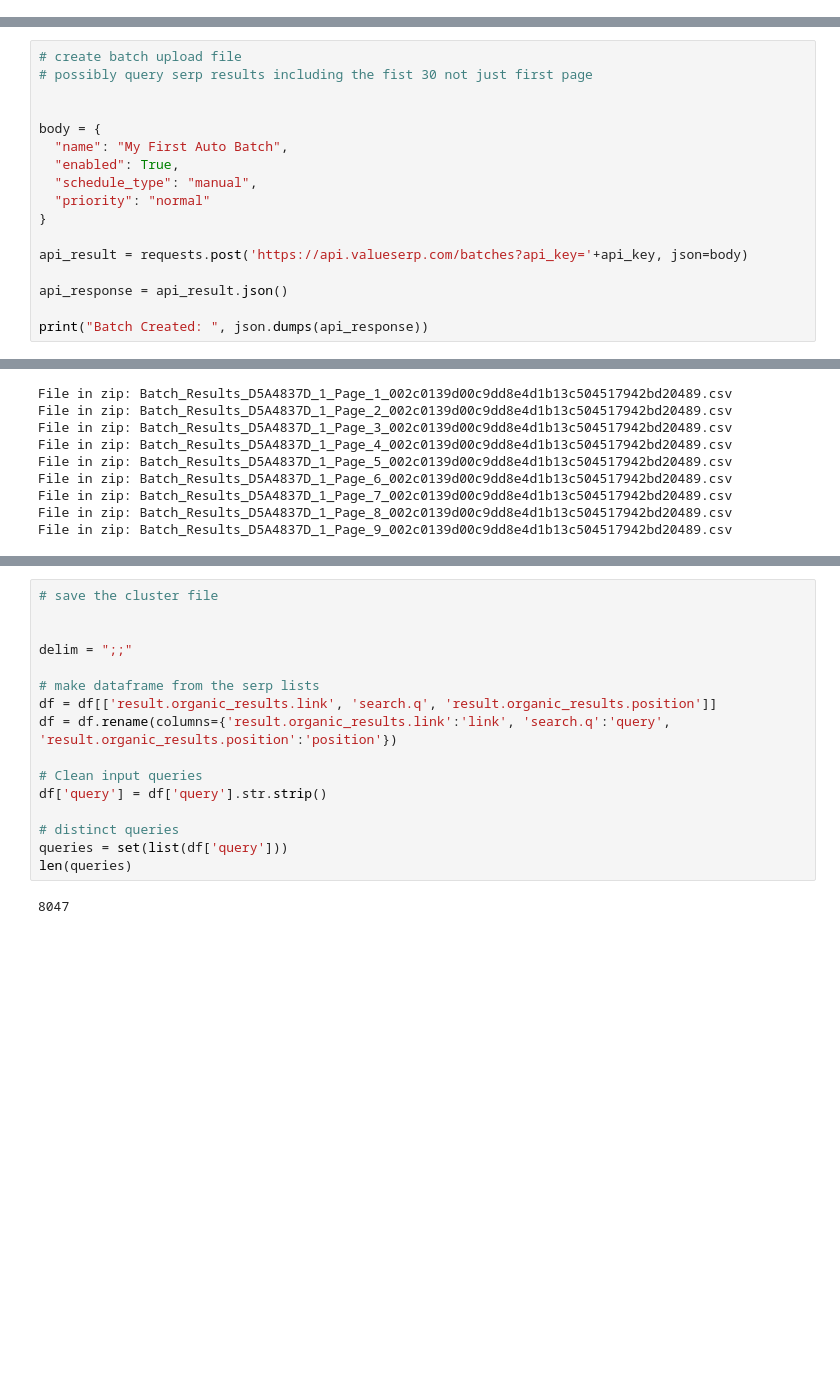
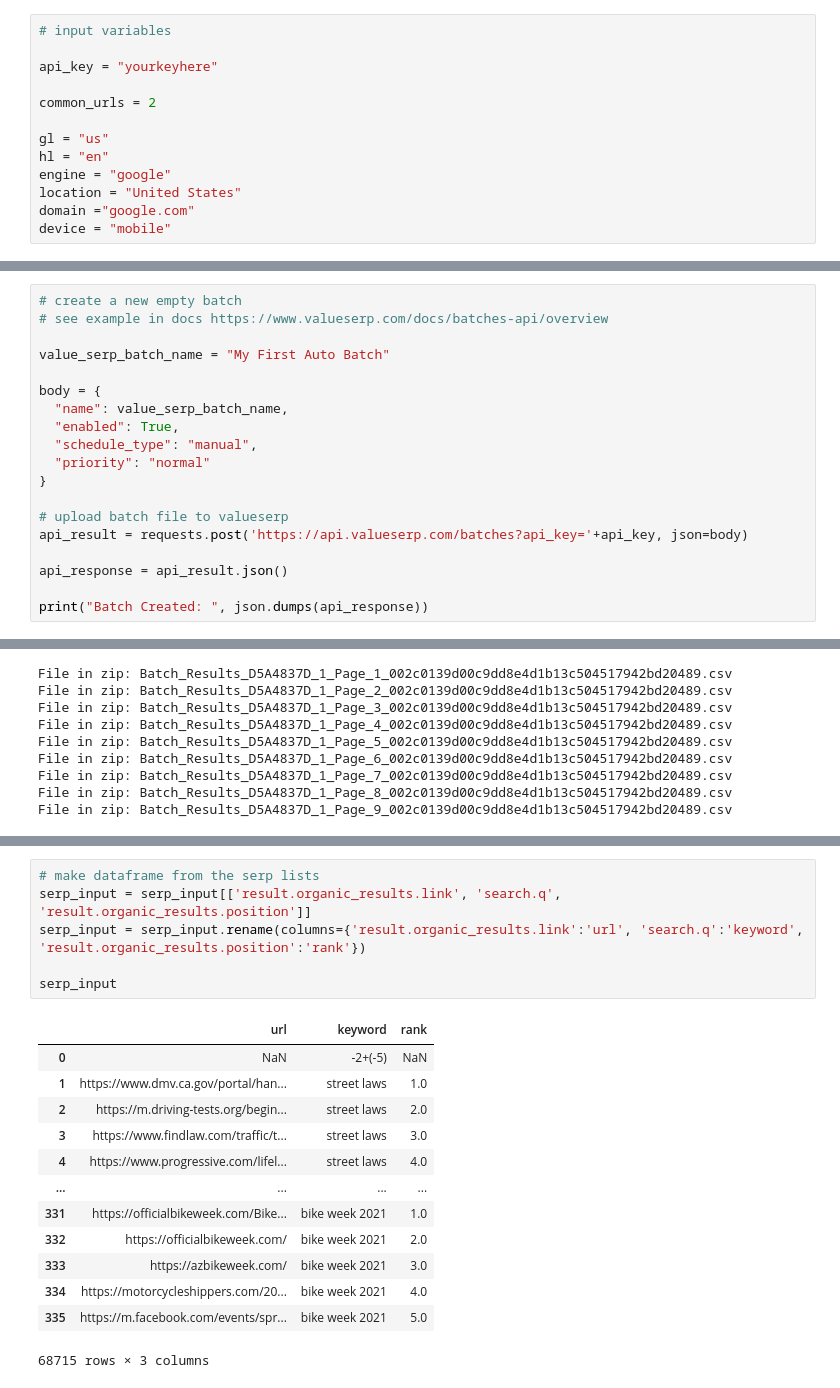
Before and after one commit to FrontAnalyticsInc/data-winners, a Jupyter notebook: analysis-clustering-keywords/cluster-keywors-with-valueserp.ipynb, the cells around one changed output, grey strips where cells are left out. Drawn from its saved outputs; the diff is of its cells as text; blank space fills up the shorter version.

Commit message:
clustering

```diff
--- a/analysis-clustering-keywords/cluster-keywors-with-valueserp.ipynb
+++ b/analysis-clustering-keywords/cluster-keywors-with-valueserp.ipynb
@@ -19 +18,14 @@ common_urls = 2
+# %%
+# input variables
+
+api_key = "yourkeyhere"
+
+common_urls = 2
+
+gl = "us"
+hl = "en"
+engine = "google"
+location = "United States"
+domain ="google.com"
+device = "mobile"
 # %%
@@ -33,15 +53,17 @@ df_keywords_input.head()
 # %%
-# create batch upload file
-# possibly query serp results including the fist 30 not just first page
+# create a new empty batch
+# see example in docs https://www.valueserp.com/docs/batches-api/overview
 
+value_serp_batch_name = "My First Auto Batch"
 
 body = {
-  "name": "My First Auto Batch",
+  "name": value_serp_batch_name,
   "enabled": True,
   "schedule_type": "manual",
   "priority": "normal"
 }
 
+# upload batch file to valueserp
 api_result = requests.post('https://api.valueserp.com/batches?api_key='+api_key, json=body)
 
 api_response = api_result.json()
@@ -281,18 +310,20 @@ Batch_Results_D5A4837D_1_Page_9_002c0139d00c9dd8e4d1b13c504517942bd20489.csv
 # %%
-# save the cluster file
+# make dataframe from the serp lists
+serp_input = serp_input[['result.organic_results.link', 'search.q', 'result.organic_results.position']]
+serp_input = serp_input.rename(columns={'result.organic_results.link':'url', 'search.q':'keyword', 'result.organic_results.position':'rank'})
 
-
-delim = ";;"
-
-# make dataframe from the serp lists
-df = df[['result.organic_results.link', 'search.q', 'result.organic_results.position']]
-df = df.rename(columns={'result.organic_results.link':'link', 'search.q':'query', 'result.organic_results.position':'position'})
-
-# Clean input queries
-df['query'] = df['query'].str.strip()
-
-# distinct queries
-queries = set(list(df['query']))
-len(queries)
+serp_input
 # %% [output]
+|  | url | keyword | rank |
+| 0 | NaN | -2+(-5) | NaN |
+| 1 | https://www.dmv.ca.gov/portal/han... | street laws | 1.0 |
+| 2 | https://m.driving-tests.org/begin... | street laws | 2.0 |
+| 3 | https://www.findlaw.com/traffic/t... | street laws | 3.0 |
+| 4 | https://www.progressive.com/lifel... | street laws | 4.0 |
+| ... | ... | ... | ... |
+| 331 | https://officialbikeweek.com/Bike... | bike week 2021 | 1.0 |
+| 332 | https://officialbikeweek.com/ | bike week 2021 | 2.0 |
+| 333 | https://azbikeweek.com/ | bike week 2021 | 3.0 |
+| 334 | https://motorcycleshippers.com/20... | bike week 2021 | 4.0 |
+| 335 | https://m.facebook.com/events/spr... | bike week 2021 | 5.0 |
-8047
+68715 rows × 3 columns
```
Also changed, not shown: parts of 36 cells of this notebook, 6 other files.
